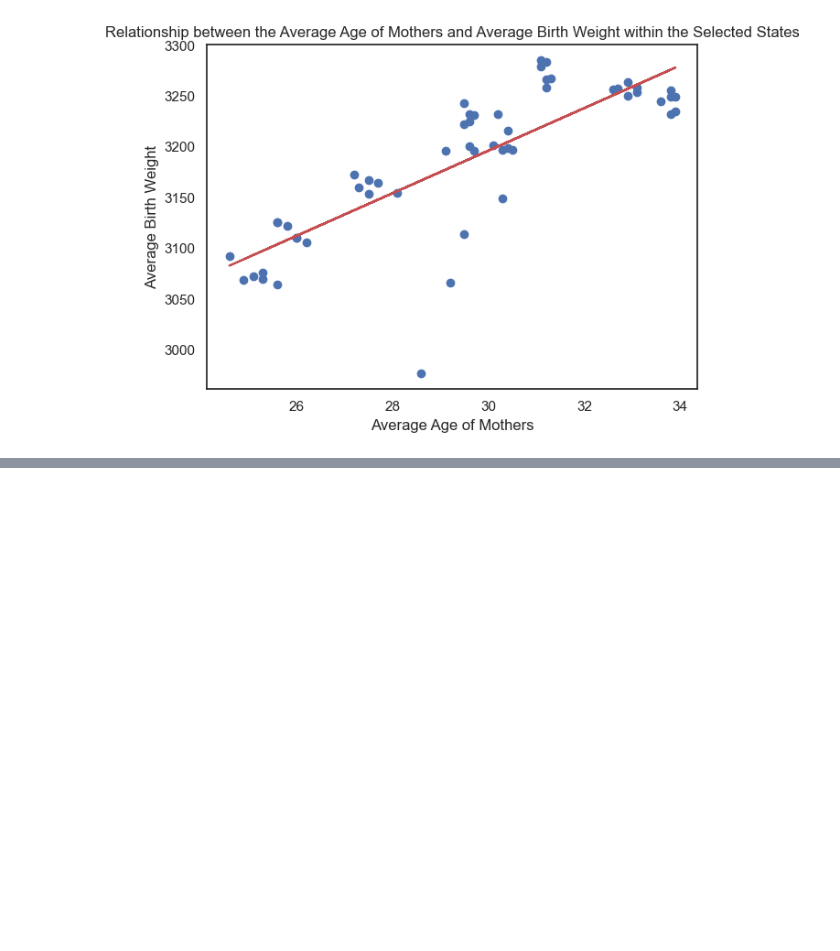
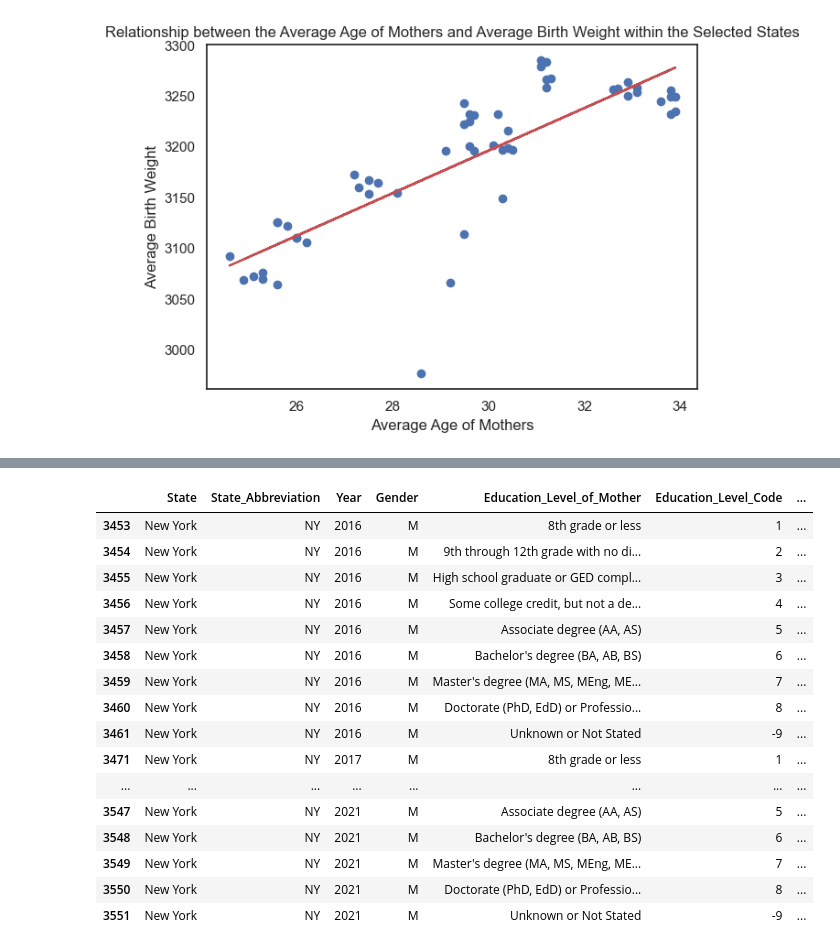
Before and after one commit to adrue94/project-3-repository, a Jupyter notebook: data/charts.ipynb, the cells around one changed output, grey strips where cells are left out. Saved outputs shown, nothing was run; the diff lists cells and outputs as text; code cells hidden in the pictures; blank space fills up the shorter version.

```diff
--- a/data/charts.ipynb
+++ b/data/charts.ipynb
@@ -196,0 +215,22 @@ between the Average Age of Mothers and Average Birth Weight of female babies bor
+# %%
+# NY Males
+NYm_df = NYdf[(NYdf.Gender == 'M')]
+NYm_df
+# %% [output]
+|  | State | State_Abbreviation | Year | Gender | Education_Level_of_Mother | Education_Level_Code | ... |
+| 3453 | New York | NY | 2016 | M | 8th grade or less | 1 | ... |
+| 3454 | New York | NY | 2016 | M | 9th through 12th grade with no di... | 2 | ... |
+| 3455 | New York | NY | 2016 | M | High school graduate or GED compl... | 3 | ... |
+| 3456 | New York | NY | 2016 | M | Some college credit, but not a de... | 4 | ... |
+| 3457 | New York | NY | 2016 | M | Associate degree (AA, AS) | 5 | ... |
+| 3458 | New York | NY | 2016 | M | Bachelor's degree (BA, AB, BS) | 6 | ... |
+| 3459 | New York | NY | 2016 | M | Master's degree (MA, MS, MEng, ME... | 7 | ... |
+| 3460 | New York | NY | 2016 | M | Doctorate (PhD, EdD) or Professio... | 8 | ... |
+| 3461 | New York | NY | 2016 | M | Unknown or Not Stated | -9 | ... |
+| 3471 | New York | NY | 2017 | M | 8th grade or less | 1 | ... |
+| ... | ... | ... | ... | ... | ... | ... | ... |
+| 3547 | New York | NY | 2021 | M | Associate degree (AA, AS) | 5 | ... |
+| 3548 | New York | NY | 2021 | M | Bachelor's degree (BA, AB, BS) | 6 | ... |
+| 3549 | New York | NY | 2021 | M | Master's degree (MA, MS, MEng, ME... | 7 | ... |
+| 3550 | New York | NY | 2021 | M | Doctorate (PhD, EdD) or Professio... | 8 | ... |
+| 3551 | New York | NY | 2021 | M | Unknown or Not Stated | -9 | ... |
```
Also changed, not shown: parts of 3 cells of this notebook.
